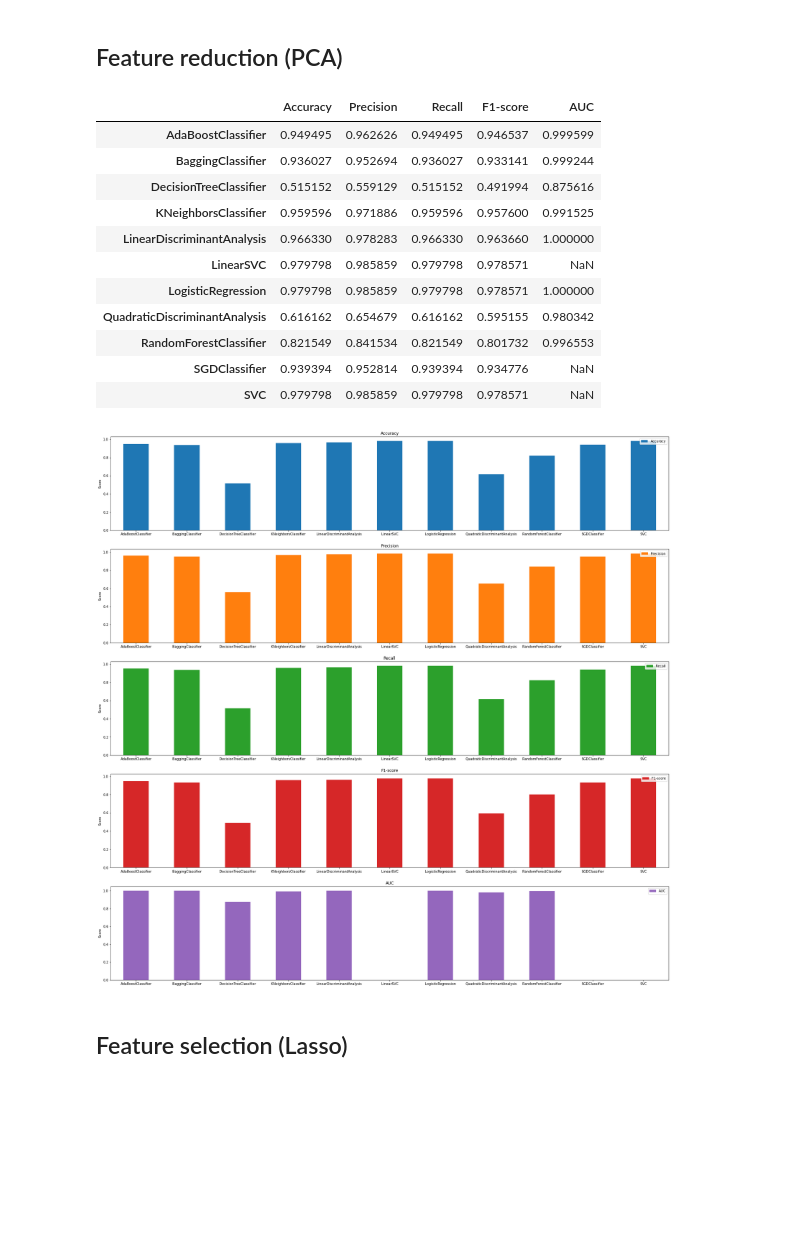
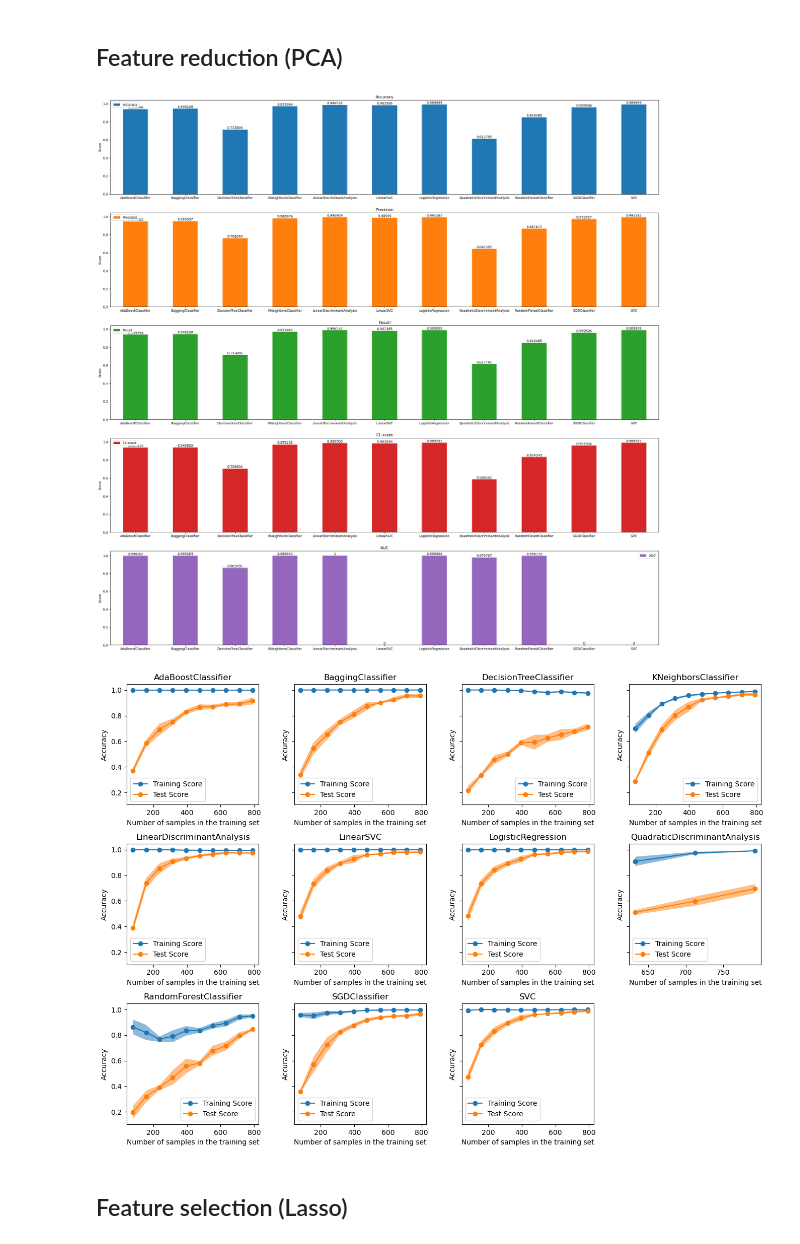
Before and after one commit to chaimae2000/Project-IFT712, a Jupyter notebook: project.ipynb, the cells around one changed output. Cells and saved outputs as stored; diff of their text form; code cells hidden in the pictures; blank space fills up the shorter version.

```diff
--- a/project.ipynb
+++ b/project.ipynb
@@ -321,21 +307,10 @@ hR.plotBarChart()
 # %% [markdown]
 ## Feature reduction (PCA)
-# %%
-hR.predictionResult(dfTest, clfReduction)
-hR.plotBarChart()
-# %% [output]
-|  | Accuracy | Precision | Recall | F1-score | AUC |
-| AdaBoostClassifier | 0.949495 | 0.962626 | 0.949495 | 0.946537 | 0.999599 |
-| BaggingClassifier | 0.936027 | 0.952694 | 0.936027 | 0.933141 | 0.999244 |
-| DecisionTreeClassifier | 0.515152 | 0.559129 | 0.515152 | 0.491994 | 0.875616 |
-| KNeighborsClassifier | 0.959596 | 0.971886 | 0.959596 | 0.957600 | 0.991525 |
-| LinearDiscriminantAnalysis | 0.966330 | 0.978283 | 0.966330 | 0.963660 | 1.000000 |
-| LinearSVC | 0.979798 | 0.985859 | 0.979798 | 0.978571 | NaN |
-| LogisticRegression | 0.979798 | 0.985859 | 0.979798 | 0.978571 | 1.000000 |
-| QuadraticDiscriminantAnalysis | 0.616162 | 0.654679 | 0.616162 | 0.595155 | 0.980342 |
-| RandomForestClassifier | 0.821549 | 0.841534 | 0.821549 | 0.801732 | 0.996553 |
-| SGDClassifier | 0.939394 | 0.952814 | 0.939394 | 0.934776 | NaN |
-| SVC | 0.979798 | 0.985859 | 0.979798 | 0.978571 | NaN |
-[figure, removed]
+# %%
+hM.plotBarChart(dfTest, clfReduction)
+hM.plotLearningCurve(df, clfReduction)
+# %% [output]
+[figure, added]
+[figure, added]
 # %% [markdown]
 ## Feature selection (Lasso)
```
Also changed, not shown: parts of 11 cells of this notebook, 4 other files.
